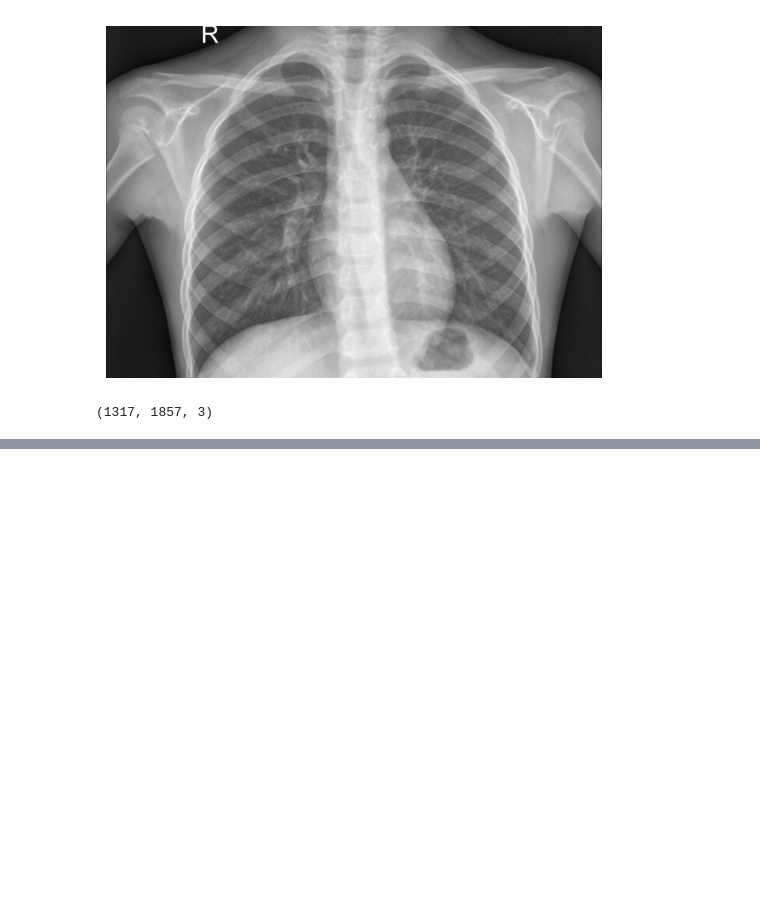
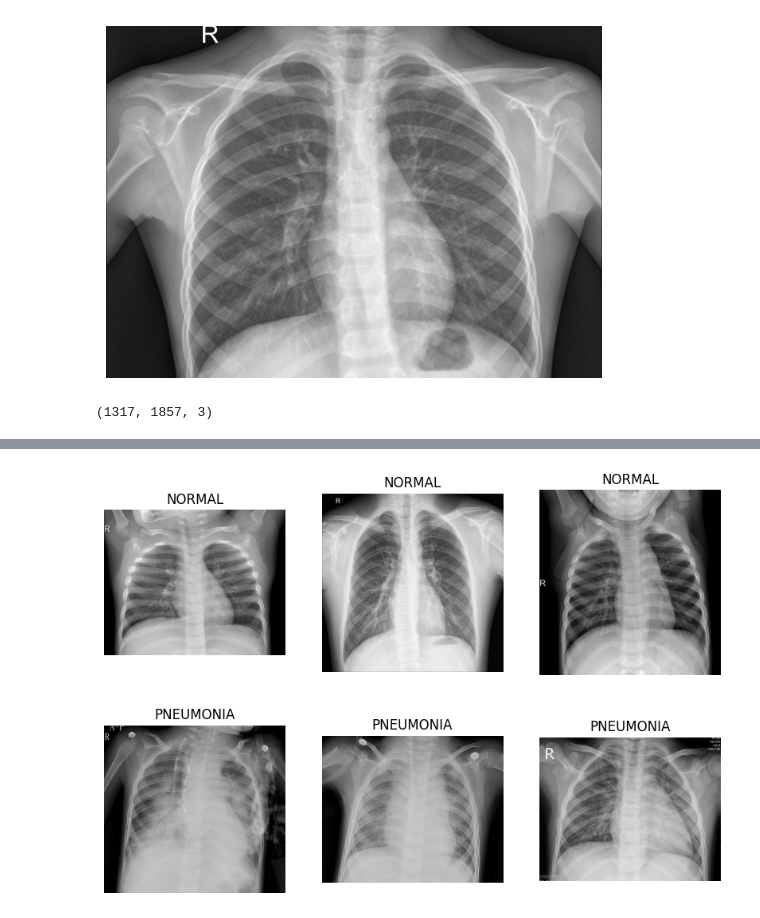
Before and after one commit to Neelu2647/Mini-project, a Jupyter notebook: Chest_X_Ray_Images_(Pneumonia).ipynb, the cells around one changed output, grey strips where cells are left out. Saved outputs shown, nothing was run; the diff lists cells and outputs as text; code cells hidden in the pictures; blank space fills up the shorter version.

```diff
--- a/Chest_X_Ray_Images_(Pneumonia).ipynb
+++ b/Chest_X_Ray_Images_(Pneumonia).ipynb
@@ -50,0 +62,10 @@ img.shape
+# %%
+dataset_path = "/content/chest_xray"
+categories = ["train", "test", "val"]
+
+for category in categories:
+    class_path = os.path.join(dataset_path, category)
+    print(f"\n🔹 {category.upper()} Set:")
+    for class_name in os.listdir(class_path):
+        class_folder = os.path.join(class_path, class_name)
+        print(f"  - {class_name}: {len(os.listdir(class_folder))} images")
@@ -50,0 +84,25 @@ img.shape
+# %%
+import random
+
+def show_sample_images(category, num_samples=3):
+    class_path = os.path.join(dataset_path, "train", category)
+    images = random.sample(os.listdir(class_path), num_samples)
+
+    plt.figure(figsize=(10, 4))
+    for i, img_name in enumerate(images):
+        img_path = os.path.join(class_path, img_name)
+        img = cv2.imread(img_path)
+        img_rgb = cv2.cvtColor(img, cv2.COLOR_BGR2RGB)
+
+        plt.subplot(1, num_samples, i+1)
+        plt.imshow(img_rgb, cmap='gray')
+        plt.title(category)
+        plt.axis("off")
+
+    plt.show()
+
+show_sample_images("NORMAL")
+show_sample_images("PNEUMONIA")
+# %% [output]
+[figure, added]
+[figure, added]
```
Also changed, not shown: parts of 10 cells of this notebook.
